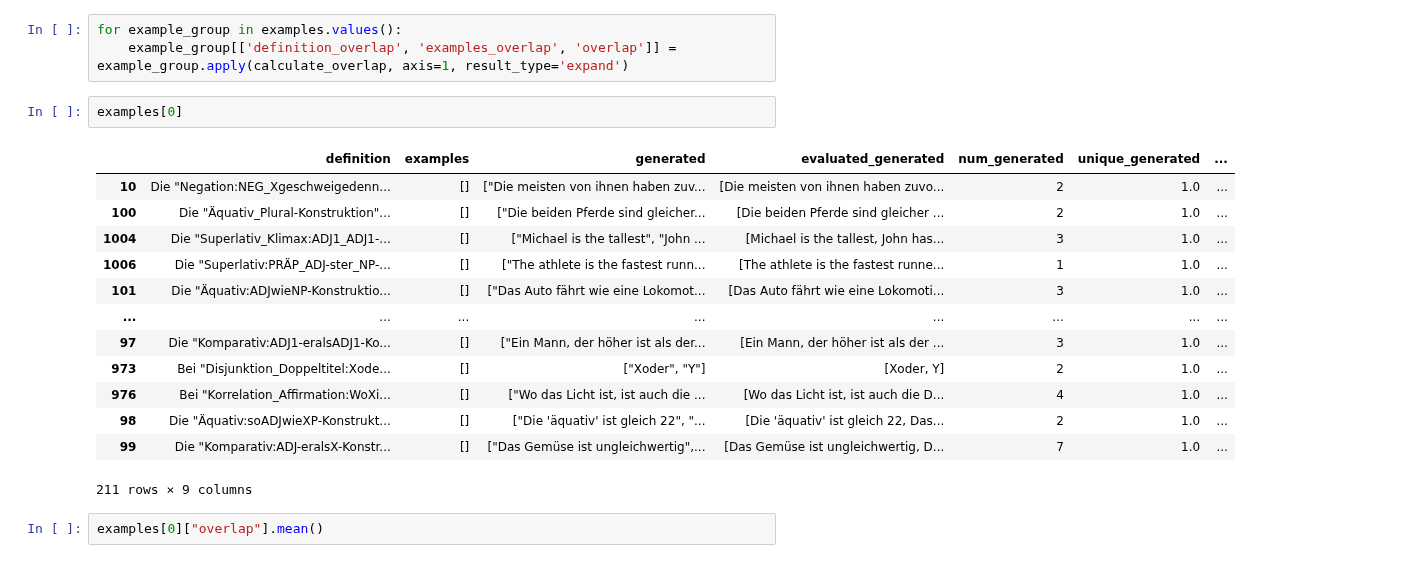
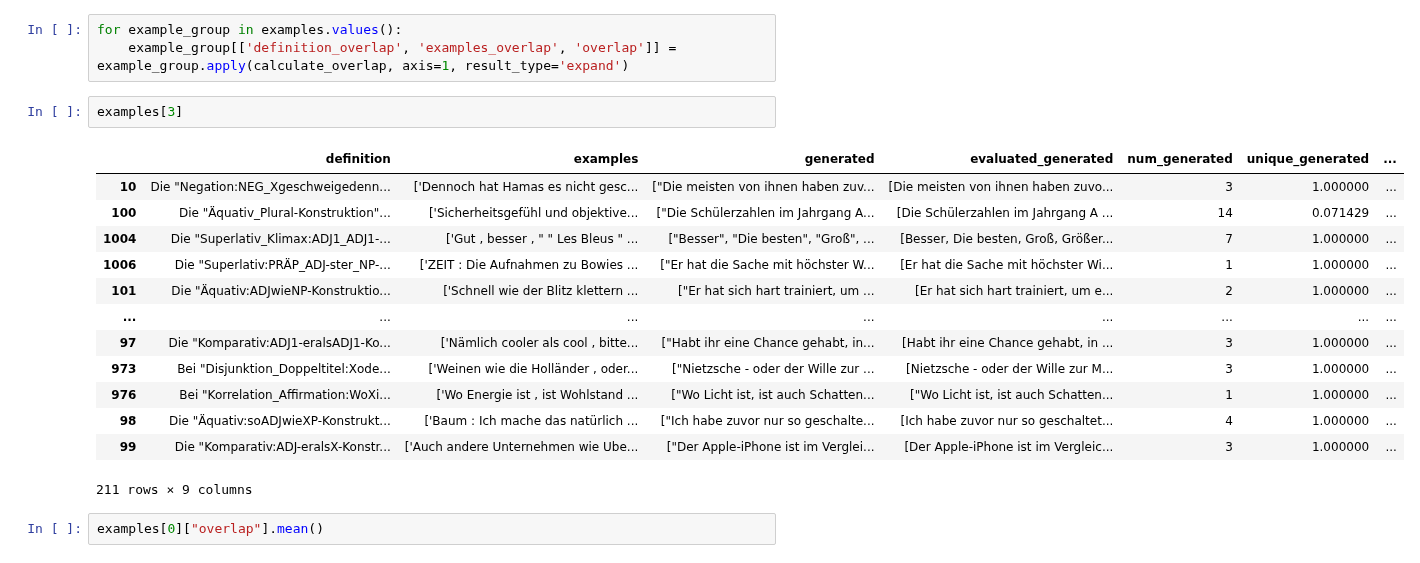
Before and after one commit to TiMauzi/llm-x-cxg, a Jupyter notebook: src/notebooks/evaluate_llama.ipynb, the cells around one changed output. Saved outputs shown, nothing was run; the diff lists cells and outputs as text.

```diff
--- a/src/notebooks/evaluate_llama.ipynb
+++ b/src/notebooks/evaluate_llama.ipynb
@@ -154,20 +154,20 @@ def calculate_overlap(row):
 for example_group in examples.values():
     example_group[['definition_overlap', 'examples_overlap', 'overlap']] = example_group.apply(calculate_overlap, axis=1, result_type='expand')
 # %%
-examples[0]
+examples[3]
 # %% [output]
 |  | definition | examples | generated | evaluated_generated | num_generated | unique_generated | ... |
-| 10 | Die "Negation:NEG_Xgeschweigedenn... | [] | ["Die meisten von ihnen haben zuv... | [Die meisten von ihnen haben zuvo... | 2 | 1.0 | ... |
-| 100 | Die "Äquativ_Plural-Konstruktion"... | [] | ["Die beiden Pferde sind gleicher... | [Die beiden Pferde sind gleicher ... | 2 | 1.0 | ... |
-| 1004 | Die "Superlativ_Klimax:ADJ1_ADJ1-... | [] | ["Michael is the tallest", "John ... | [Michael is the tallest, John has... | 3 | 1.0 | ... |
-| 1006 | Die "Superlativ:PRÄP_ADJ-ster_NP-... | [] | ["The athlete is the fastest runn... | [The athlete is the fastest runne... | 1 | 1.0 | ... |
-| 101 | Die "Äquativ:ADJwieNP-Konstruktio... | [] | ["Das Auto fährt wie eine Lokomot... | [Das Auto fährt wie eine Lokomoti... | 3 | 1.0 | ... |
+| 10 | Die "Negation:NEG_Xgeschweigedenn... | ['Dennoch hat Hamas es nicht gesc... | ["Die meisten von ihnen haben zuv... | [Die meisten von ihnen haben zuvo... | 3 | 1.000000 | ... |
+| 100 | Die "Äquativ_Plural-Konstruktion"... | ['Sicherheitsgefühl und objektive... | ["Die Schülerzahlen im Jahrgang A... | [Die Schülerzahlen im Jahrgang A ... | 14 | 0.071429 | ... |
+| 1004 | Die "Superlativ_Klimax:ADJ1_ADJ1-... | ['Gut , besser , " " Les Bleus " ... | ["Besser", "Die besten", "Groß", ... | [Besser, Die besten, Groß, Größer... | 7 | 1.000000 | ... |
+| 1006 | Die "Superlativ:PRÄP_ADJ-ster_NP-... | ['ZEIT : Die Aufnahmen zu Bowies ... | ["Er hat die Sache mit höchster W... | [Er hat die Sache mit höchster Wi... | 1 | 1.000000 | ... |
+| 101 | Die "Äquativ:ADJwieNP-Konstruktio... | ['Schnell wie der Blitz klettern ... | ["Er hat sich hart trainiert, um ... | [Er hat sich hart trainiert, um e... | 2 | 1.000000 | ... |
 | ... | ... | ... | ... | ... | ... | ... | ... |
-| 97 | Die "Komparativ:ADJ1-eralsADJ1-Ko... | [] | ["Ein Mann, der höher ist als der... | [Ein Mann, der höher ist als der ... | 3 | 1.0 | ... |
-| 973 | Bei "Disjunktion_Doppeltitel:Xode... | [] | ["Xoder", "Y"] | [Xoder, Y] | 2 | 1.0 | ... |
-| 976 | Bei "Korrelation_Affirmation:WoXi... | [] | ["Wo das Licht ist, ist auch die ... | [Wo das Licht ist, ist auch die D... | 4 | 1.0 | ... |
-| 98 | Die "Äquativ:soADJwieXP-Konstrukt... | [] | ["Die 'äquativ' ist gleich 22", "... | [Die 'äquativ' ist gleich 22, Das... | 2 | 1.0 | ... |
-| 99 | Die "Komparativ:ADJ-eralsX-Konstr... | [] | ["Das Gemüse ist ungleichwertig",... | [Das Gemüse ist ungleichwertig, D... | 7 | 1.0 | ... |
+| 97 | Die "Komparativ:ADJ1-eralsADJ1-Ko... | ['Nämlich cooler als cool , bitte... | ["Habt ihr eine Chance gehabt, in... | [Habt ihr eine Chance gehabt, in ... | 3 | 1.000000 | ... |
+| 973 | Bei "Disjunktion_Doppeltitel:Xode... | ['Weinen wie die Holländer , oder... | ["Nietzsche - oder der Wille zur ... | [Nietzsche - oder der Wille zur M... | 3 | 1.000000 | ... |
+| 976 | Bei "Korrelation_Affirmation:WoXi... | ['Wo Energie ist , ist Wohlstand ... | ["Wo Licht ist, ist auch Schatten... | ["Wo Licht ist, ist auch Schatten... | 1 | 1.000000 | ... |
+| 98 | Die "Äquativ:soADJwieXP-Konstrukt... | ['Baum : Ich mache das natürlich ... | ["Ich habe zuvor nur so geschalte... | [Ich habe zuvor nur so geschaltet... | 4 | 1.000000 | ... |
+| 99 | Die "Komparativ:ADJ-eralsX-Konstr... | ['Auch andere Unternehmen wie Ube... | ["Der Apple-iPhone ist im Verglei... | [Der Apple-iPhone ist im Vergleic... | 3 | 1.000000 | ... |
 211 rows × 9 columns
 # %%
 examples[0]["overlap"].mean()
```
Also changed, not shown: parts of 2 cells of this notebook, 3 other files.
